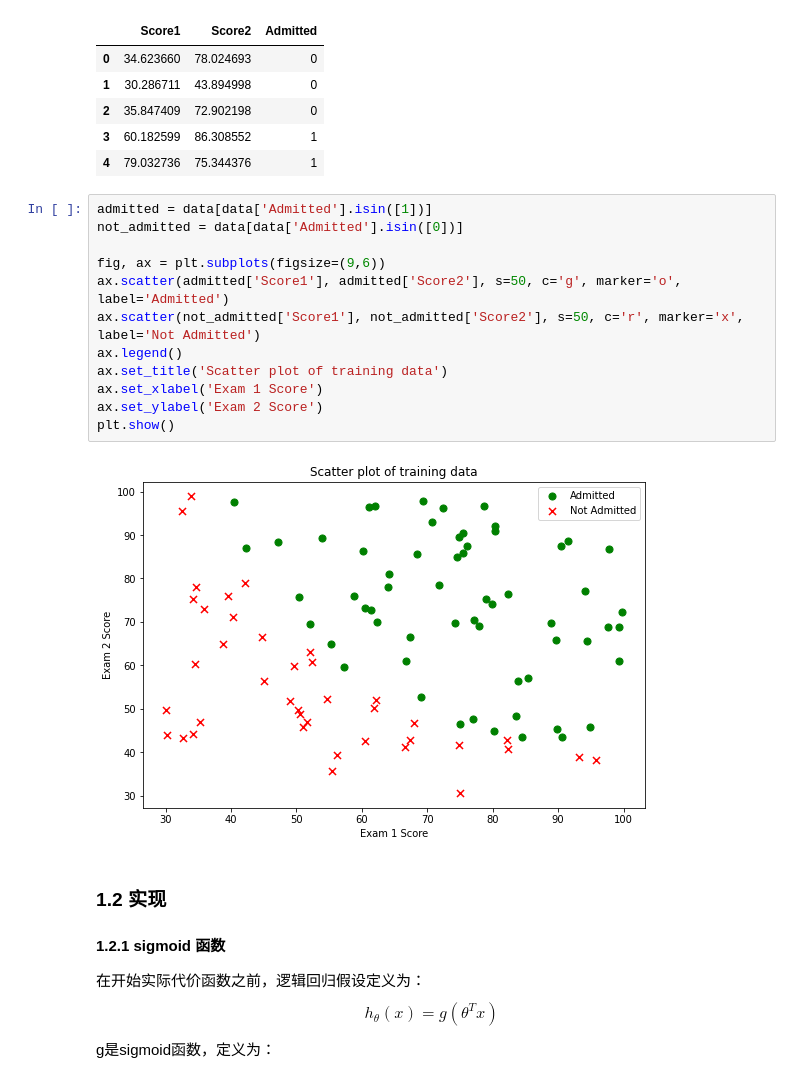
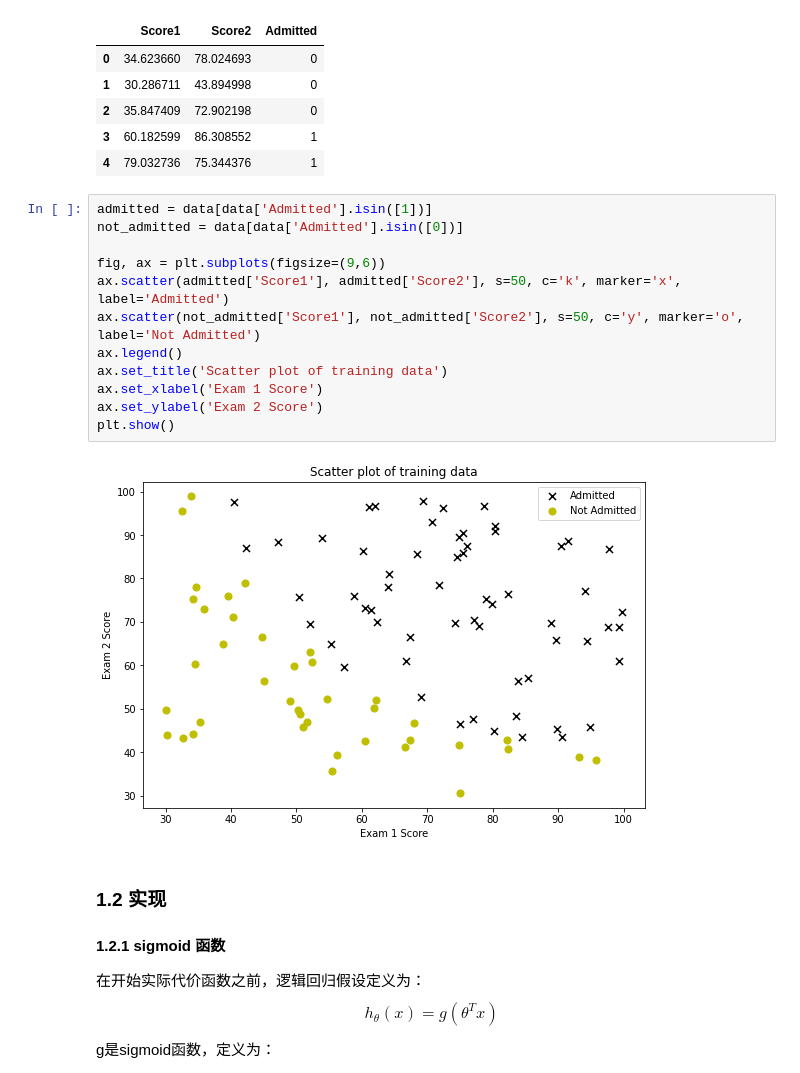
Before and after one commit to dingjinyang/ML_Andrew-Ng, a Jupyter notebook: ex2_logistic_regression/ex2.ipynb, the cells around one changed output. Saved outputs shown, nothing was run; the diff lists cells and outputs as text.

```diff
--- a/ex2_logistic_regression/ex2.ipynb
+++ b/ex2_logistic_regression/ex2.ipynb
@@ -28,17 +28,17 @@ data.head() # 返回数据的前 n行，默认为5
 # %%
 admitted = data[data['Admitted'].isin([1])]
 not_admitted = data[data['Admitted'].isin([0])]
 
 fig, ax = plt.subplots(figsize=(9,6))
-ax.scatter(admitted['Score1'], admitted['Score2'], s=50, c='g', marker='o', label='Admitted')
-ax.scatter(not_admitted['Score1'], not_admitted['Score2'], s=50, c='r', marker='x', label='Not Admitted')
+ax.scatter(admitted['Score1'], admitted['Score2'], s=50, c='k', marker='x', label='Admitted')
+ax.scatter(not_admitted['Score1'], not_admitted['Score2'], s=50, c='y', marker='o', label='Not Admitted')
 ax.legend()
 ax.set_title('Scatter plot of training data')
 ax.set_xlabel('Exam 1 Score')
 ax.set_ylabel('Exam 2 Score')
 plt.show()
 # %% [output]
-[figure, old version]
+[figure, new version]
 # %% [markdown]
 ### 1.2 实现
 
```
Also changed, not shown: parts of 18 cells of this notebook.
